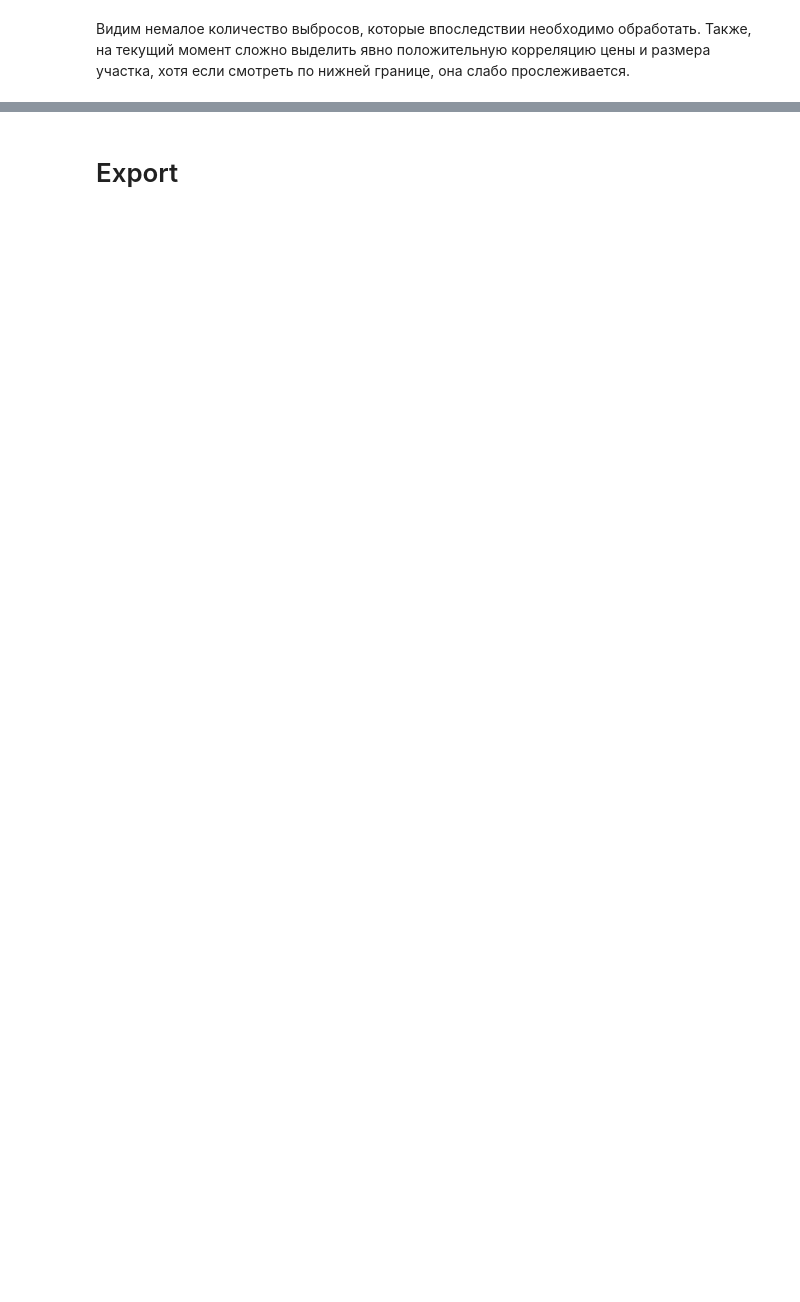
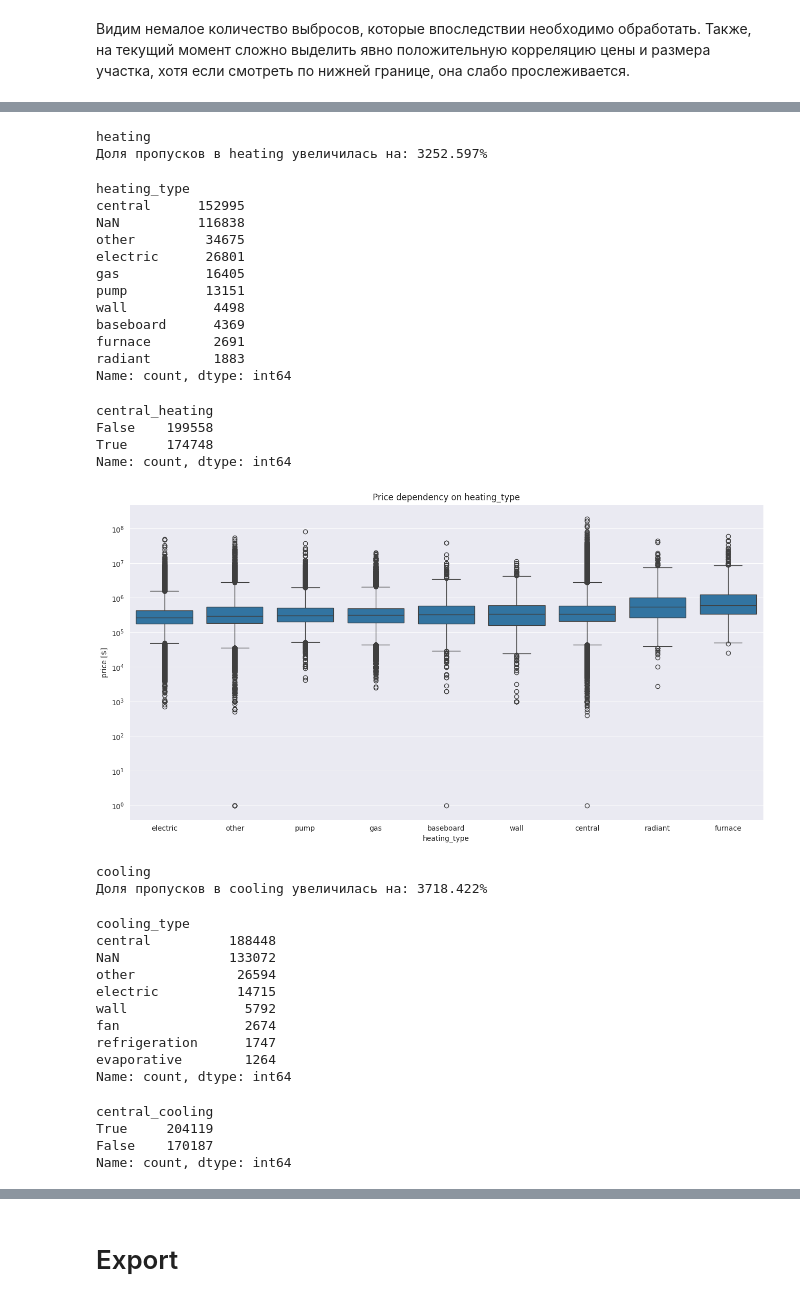
Before and after one commit to mvulf/housing_cost, a Jupyter notebook: notebooks/1.0-mv-data-understanding.ipynb, the cells around one changed output, grey strips where cells are left out. Drawn from its saved outputs; the diff is of its cells as text; code cells hidden in the pictures; blank space fills up the shorter version.

```diff
--- a/notebooks/1.0-mv-data-understanding.ipynb
+++ b/notebooks/1.0-mv-data-understanding.ipynb
@@ -2428,0 +2711,16 @@ Name: lotsize, dtype: float64
+# %%
+keywords = ['central', 'forced', 'other']
+for keyword in keywords:
+    print(f'KEYWORD "{keyword}"')
+    for feature in features:
+        print()
+        print(feature)
+        keyword_mask = df[feature].str.contains(keyword, na=False)
+        print(f'Total count of "{keyword}": {keyword_mask.sum()}')
+        print(
+            df[
+                keyword_mask
+            ][feature].value_counts().head(20)
+        )
+    print()
+    print()
@@ -2428,0 +2788,62 @@ Name: lotsize, dtype: float64
+# %%
+df = build_features.get_df_heat_cool(df)
+
+new_nans_dict = {}
+for feature in features:
+    print(feature)
+    new_feature = feature + '_type'
+    new_nans_dict[feature] = df[new_feature].isna().sum()
+    print(
+        f'Доля пропусков в {feature} увеличилась на:',
+        utils.get_percentage(new_nans_dict[feature] - nans_dict[feature], nans_dict[feature])
+    )
+    display(df[new_feature].value_counts(dropna=False))
+    display(df['central_'+feature].value_counts())
+    fig = visualize.plot_boxplot(
+        df,
+        numeric_feature='target',
+        categorical_feature=new_feature,
+        orient='v',
+        log_scale=True,
+        numeric_label='price [$]',
+        title=f'Price dependency on {new_feature}',
+        figsize=(16,8),
+        ordered=True
+    );
+    plt.show()
+# %% [output]
+heating
+Доля пропусков в heating увеличилась на: 3252.597%
+heating_type
+central      152995
+NaN          116838
+other         34675
+electric      26801
+gas           16405
+pump          13151
+wall           4498
+baseboard      4369
+furnace        2691
+radiant        1883
+Name: count, dtype: int64
+central_heating
+False    199558
+True     174748
+Name: count, dtype: int64
+[figure, added]
+cooling
+Доля пропусков в cooling увеличилась на: 3718.422%
+cooling_type
+central          188448
+NaN              133072
+other             26594
+electric          14715
+wall               5792
+fan                2674
+refrigeration      1747
+evaporative        1264
+Name: count, dtype: int64
+central_cooling
+True     204119
+False    170187
+Name: count, dtype: int64
```
Also changed, not shown: parts of 24 cells of this notebook, 7 other files.
